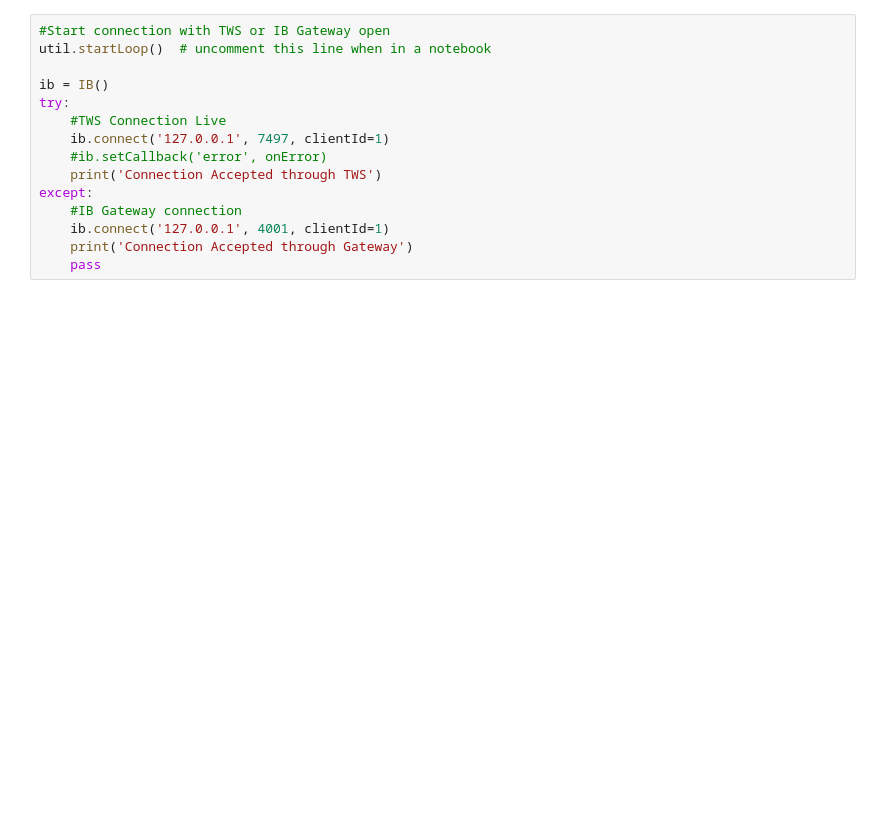
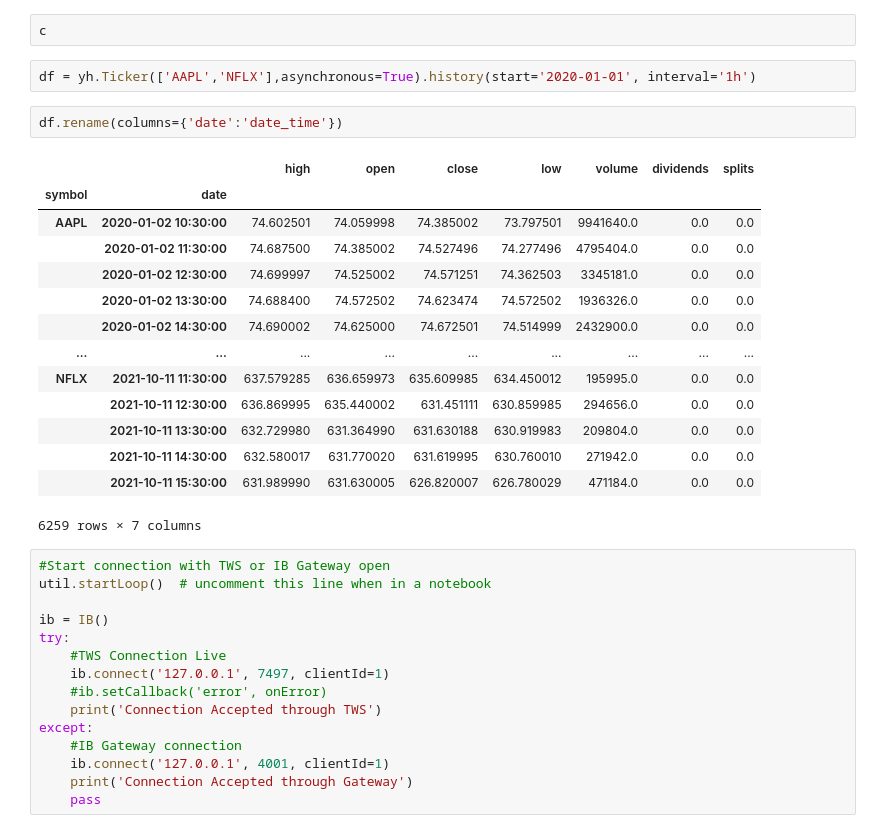
Before and after one commit to Speccles96/TradingLog, a Jupyter notebook: Jupyter Notebooks/IBKR Trade Log.ipynb, the cells around one changed output. Drawn from its saved outputs; the diff is of its cells as text; blank space fills up the shorter version.

```diff
--- a/Jupyter Notebooks/IBKR Trade Log.ipynb
+++ b/Jupyter Notebooks/IBKR Trade Log.ipynb
@@ -37,3 +40,24 @@ tlg = '/Users/david/Downloads/trade_log.tlg'
+# %%
+c
+# %%
+df = yh.Ticker(['AAPL','NFLX'],asynchronous=True).history(start='2020-01-01', interval='1h')
+# %%
+df.rename(columns={'date':'date_time'})
+# %% [output]
+|  |  | high | open | close | low | volume | dividends | splits |
+| symbol | date |  |  |  |  |  |  |  |
+| AAPL | 2020-01-02 10:30:00 | 74.602501 | 74.059998 | 74.385002 | 73.797501 | 9941640.0 | 0.0 | 0.0 |
+|  | 2020-01-02 11:30:00 | 74.687500 | 74.385002 | 74.527496 | 74.277496 | 4795404.0 | 0.0 | 0.0 |
+|  | 2020-01-02 12:30:00 | 74.699997 | 74.525002 | 74.571251 | 74.362503 | 3345181.0 | 0.0 | 0.0 |
+|  | 2020-01-02 13:30:00 | 74.688400 | 74.572502 | 74.623474 | 74.572502 | 1936326.0 | 0.0 | 0.0 |
+|  | 2020-01-02 14:30:00 | 74.690002 | 74.625000 | 74.672501 | 74.514999 | 2432900.0 | 0.0 | 0.0 |
+| ... | ... | ... | ... | ... | ... | ... | ... | ... |
+| NFLX | 2021-10-11 11:30:00 | 637.579285 | 636.659973 | 635.609985 | 634.450012 | 195995.0 | 0.0 | 0.0 |
+|  | 2021-10-11 12:30:00 | 636.869995 | 635.440002 | 631.451111 | 630.859985 | 294656.0 | 0.0 | 0.0 |
+|  | 2021-10-11 13:30:00 | 632.729980 | 631.364990 | 631.630188 | 630.919983 | 209804.0 | 0.0 | 0.0 |
+|  | 2021-10-11 14:30:00 | 632.580017 | 631.770020 | 631.619995 | 630.760010 | 271942.0 | 0.0 | 0.0 |
+|  | 2021-10-11 15:30:00 | 631.989990 | 631.630005 | 626.820007 | 626.780029 | 471184.0 | 0.0 | 0.0 |
+6259 rows × 7 columns
 # %%
 #Start connection with TWS or IB Gateway open
 util.startLoop()  # uncomment this line when in a notebook
```
Also changed, not shown: parts of 13 cells of this notebook, 4 other files.
